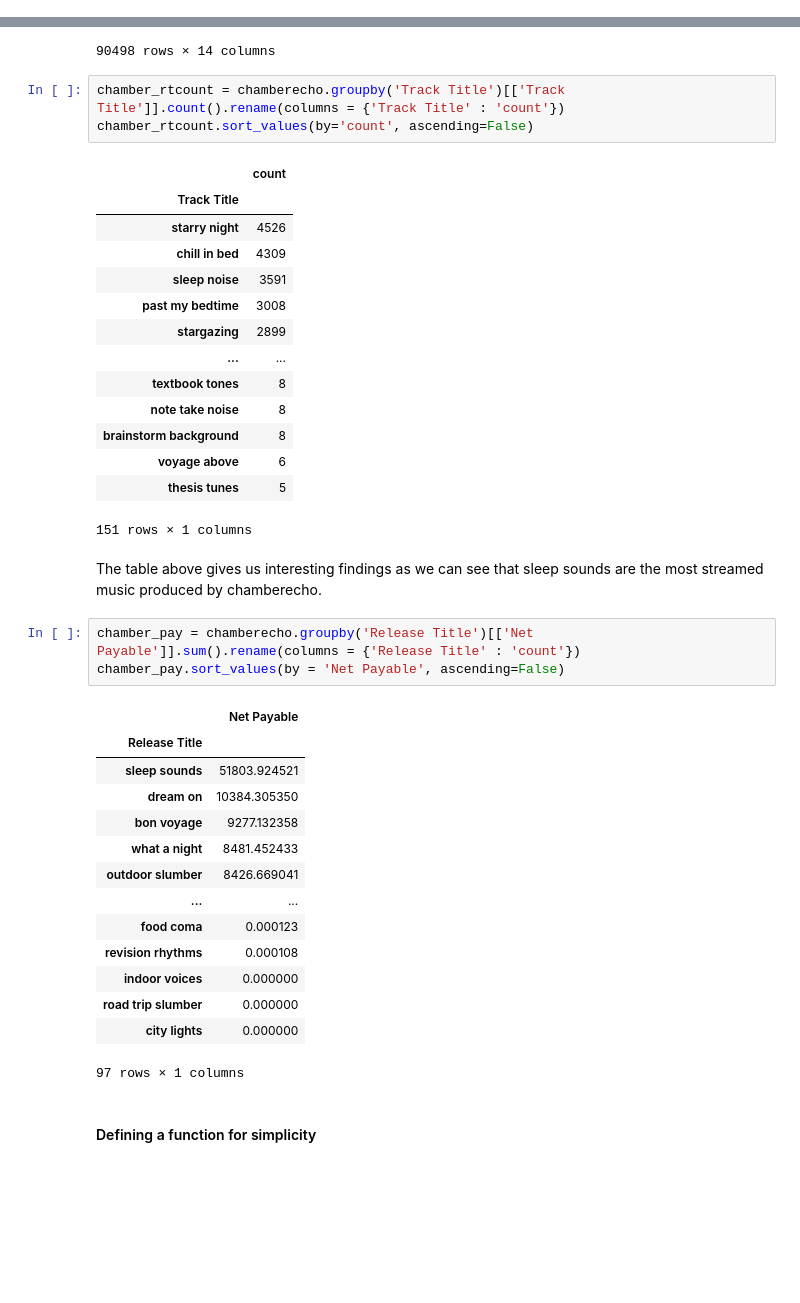
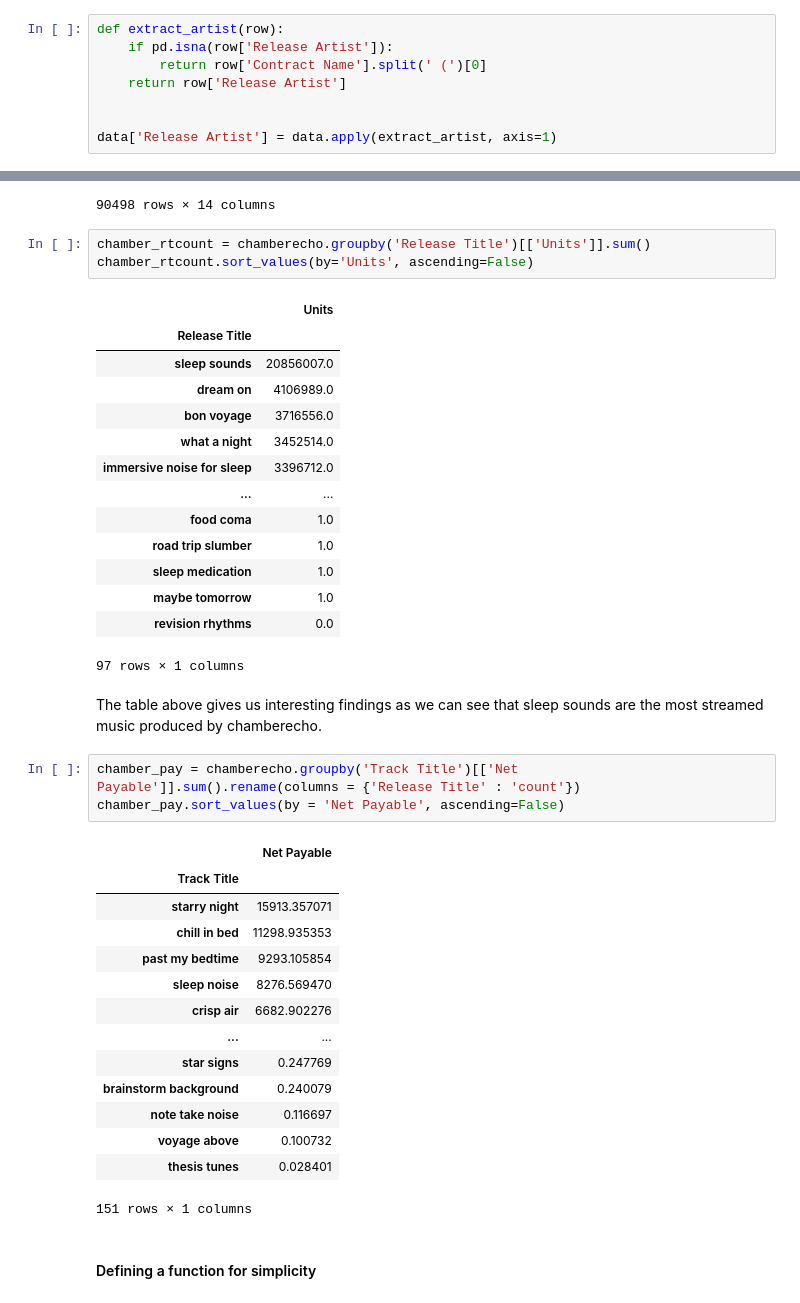
Before and after one commit to kloeyap/ybell-data-analysis, a Jupyter notebook: analysis/gen-analysis.ipynb, the cells around one changed output, grey strips where cells are left out. Cells and saved outputs as stored; diff of their text form; blank space fills up the shorter version.

```diff
--- a/analysis/gen-analysis.ipynb
+++ b/analysis/gen-analysis.ipynb
@@ -24,0 +54,8 @@ data
+# %%
+def extract_artist(row):
+    if pd.isna(row['Release Artist']):
+        return row['Contract Name'].split(' (')[0]
+    return row['Release Artist']
+
+
+data['Release Artist'] = data.apply(extract_artist, axis=1)
@@ -209,43 +318,43 @@ chamberecho
 | 163448 | chamberecho (PLTM-zqYv2j8i) | Apple Music | Apple Music | June 2023 | TW | academic ambiance | chamberecho | US23A1562073 | ... |
 90498 rows × 14 columns
 # %%
-chamber_rtcount = chamberecho.groupby('Track Title')[['Track Title']].count().rename(columns = {'Track Title' : 'count'})
-chamber_rtcount.sort_values(by='count', ascending=False)
+chamber_rtcount = chamberecho.groupby('Release Title')[['Units']].sum()
+chamber_rtcount.sort_values(by='Units', ascending=False)
 # %% [output]
-|  | count |
-| Track Title |  |
-| starry night | 4526 |
-| chill in bed | 4309 |
-| sleep noise | 3591 |
-| past my bedtime | 3008 |
-| stargazing | 2899 |
+|  | Units |
+| Release Title |  |
+| sleep sounds | 20856007.0 |
+| dream on | 4106989.0 |
+| bon voyage | 3716556.0 |
+| what a night | 3452514.0 |
+| immersive noise for sleep | 3396712.0 |
 | ... | ... |
-| textbook tones | 8 |
-| note take noise | 8 |
-| brainstorm background | 8 |
-| voyage above | 6 |
-| thesis tunes | 5 |
+| food coma | 1.0 |
+| road trip slumber | 1.0 |
+| sleep medication | 1.0 |
+| maybe tomorrow | 1.0 |
+| revision rhythms | 0.0 |
-151 rows × 1 columns
+97 rows × 1 columns
 # %% [markdown]
 The table above gives us interesting findings as we can see that sleep sounds are the most streamed music produced by chamberecho.
 # %%
-chamber_pay = chamberecho.groupby('Release Title')[['Net Payable']].sum().rename(columns = {'Release Title' : 'count'})
+chamber_pay = chamberecho.groupby('Track Title')[['Net Payable']].sum().rename(columns = {'Release Title' : 'count'})
 chamber_pay.sort_values(by = 'Net Payable', ascending=False)
 # %% [output]
 |  | Net Payable |
-| Release Title |  |
-| sleep sounds | 51803.924521 |
-| dream on | 10384.305350 |
-| bon voyage | 9277.132358 |
-| what a night | 8481.452433 |
-| outdoor slumber | 8426.669041 |
+| Track Title |  |
+| starry night | 15913.357071 |
+| chill in bed | 11298.935353 |
+| past my bedtime | 9293.105854 |
+| sleep noise | 8276.569470 |
+| crisp air | 6682.902276 |
 | ... | ... |
-| food coma | 0.000123 |
-| revision rhythms | 0.000108 |
-| indoor voices | 0.000000 |
-| road trip slumber | 0.000000 |
-| city lights | 0.000000 |
+| star signs | 0.247769 |
+| brainstorm background | 0.240079 |
+| note take noise | 0.116697 |
+| voyage above | 0.100732 |
+| thesis tunes | 0.028401 |
-97 rows × 1 columns
+151 rows × 1 columns
 # %% [markdown]
 #### Defining a function for simplicity
 # %%
```
Also changed, not shown: parts of 38 cells of this notebook.
